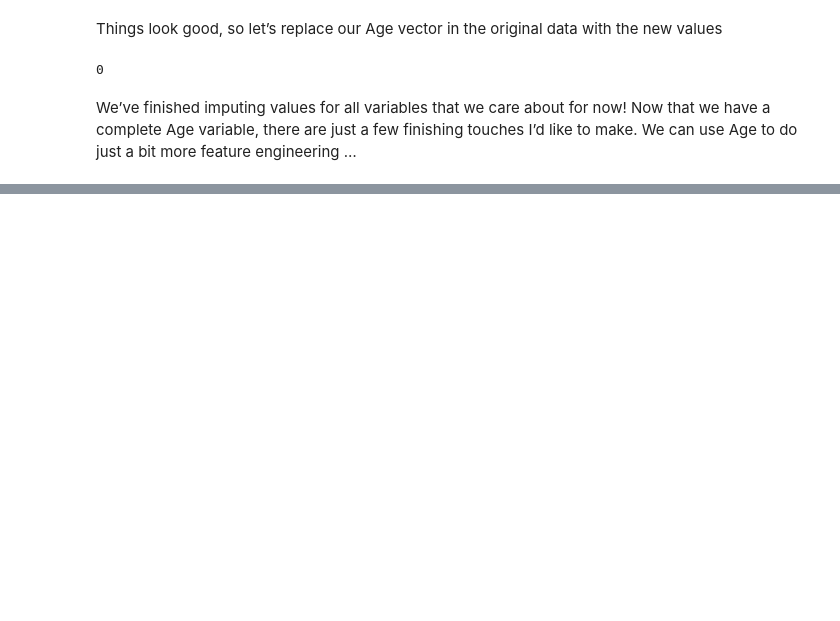
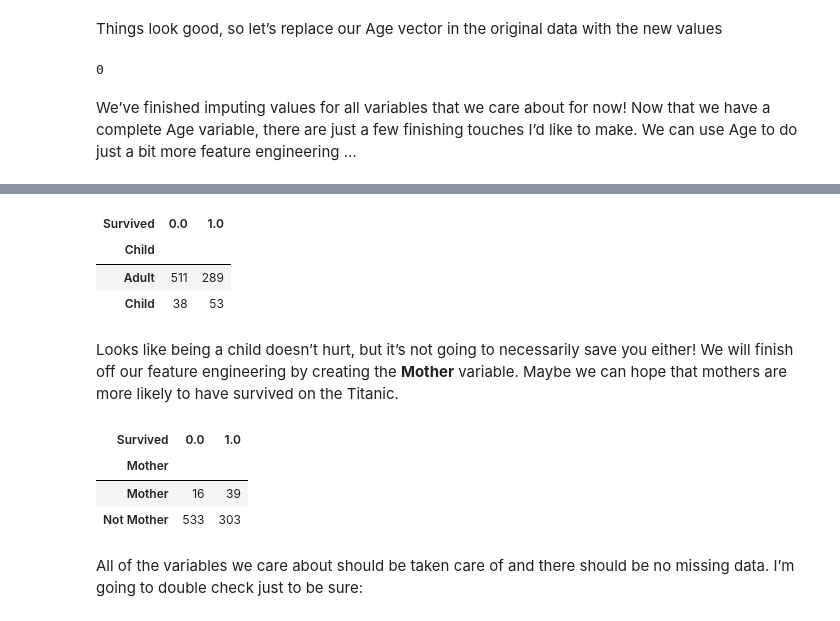
Before and after one commit to Overlytic/titanic, a Jupyter notebook: Titanic.ipynb, the cells around one changed output, grey strips where cells are left out. Cells and saved outputs as stored; diff of their text form; code cells hidden in the pictures; blank space fills up the shorter version.

```diff
--- a/Titanic.ipynb
+++ b/Titanic.ipynb
@@ -358,0 +385,17 @@ We’ve finished imputing values for all variables that we care about for now! N
+# %%
+# Create the column child, and indicate whether child or adult
+
+def child_or_adult(age):
+    return 'Child' if age < 16 else 'Adult'
+
+titanic_df['Child'] = titanic_df['Age'].apply(child_or_adult)
+# %%
+# Show counts
+titanic_df.groupby(["Child", "Survived"]).size().unstack()
+# %% [output]
+| Survived | 0.0 | 1.0 |
+| Child |  |  |
+| Adult | 511 | 289 |
+| Child | 38 | 53 |
+# %% [markdown]
+Looks like being a child doesn’t hurt, but it’s not going to necessarily save you either! We will finish off our feature engineering by creating the **Mother** variable. Maybe we can hope that mothers are more likely to have survived on the Titanic.
@@ -358,0 +412,10 @@ We’ve finished imputing values for all variables that we care about for now! N
+# %%
+# Show counts
+titanic_df.groupby(["Mother", "Survived"]).size().unstack()
+# %% [output]
+| Survived | 0.0 | 1.0 |
+| Mother |  |  |
+| Mother | 16 | 39 |
+| Not Mother | 533 | 303 |
+# %% [markdown]
+All of the variables we care about should be taken care of and there should be no missing data. I’m going to double check just to be sure:
```
Also changed, not shown: parts of 21 cells of this notebook, 1 other file.
